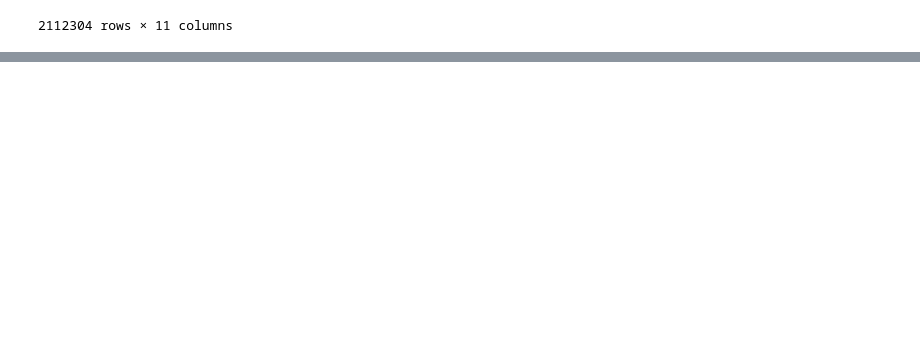
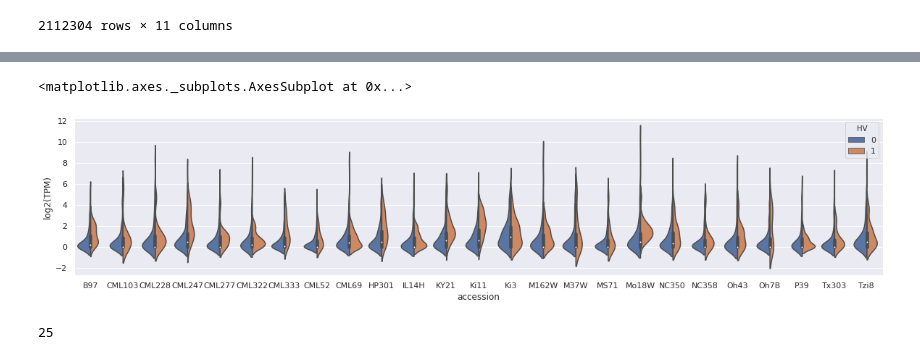
Before and after one commit to chandlersutherland/e16, a Jupyter notebook: expression/convert_tpm.ipynb, the cells around one changed output, grey strips where cells are left out. Saved outputs shown, nothing was run; the diff lists cells and outputs as text; code cells hidden in the pictures; blank space fills up the shorter version.

```diff
--- a/expression/convert_tpm.ipynb
+++ b/expression/convert_tpm.ipynb
@@ -227,0 +261,10 @@ See the caveats in the documentation: http://pandas.pydata.org/pandas-docs/stabl
+# %%
+averaged=hv_nlr.groupby(['accession', 'sample', 'HV', 'name']).aggregate({'log2(TPM)' : 'mean'}).reset_index()
+sns.violinplot(data=averaged, x="accession", y="log2(TPM)", hue="HV", split=True)
+# %% [output]
+<matplotlib.axes._subplots.AxesSubplot at 0x...>
+[figure, added]
+# %%
+hv_nlr['accession'].unique()
+# %% [output]
+25
```
Also changed, not shown: parts of 9 cells of this notebook, 1 other file.
